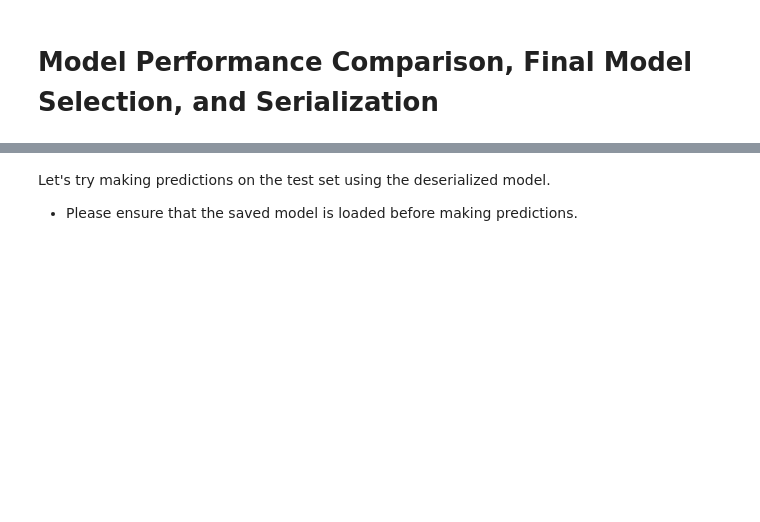
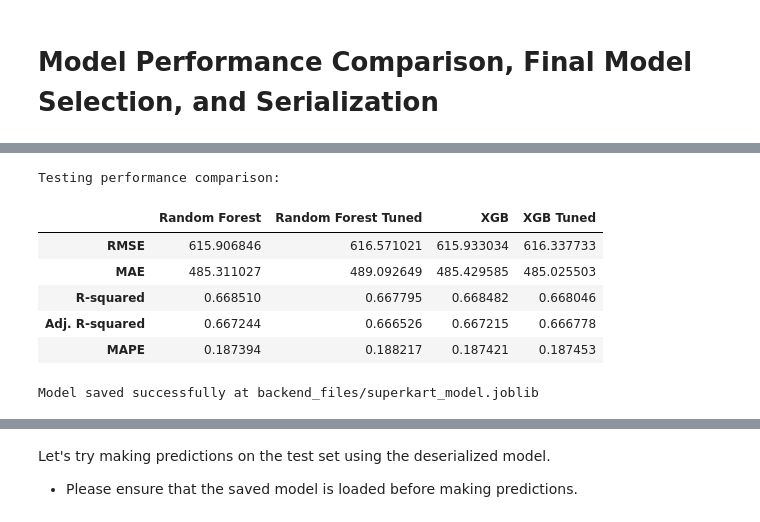
Before and after one commit to bootstrap0/model-deployment, a Jupyter notebook: Full_Code_SuperKart_Model_Deployment_Notebook.ipynb, the cells around one changed output, grey strips where cells are left out. Saved outputs shown, nothing was run; the diff lists cells and outputs as text; code cells hidden in the pictures; blank space fills up the shorter version.

```diff
--- a/Full_Code_SuperKart_Model_Deployment_Notebook.ipynb
+++ b/Full_Code_SuperKart_Model_Deployment_Notebook.ipynb
@@ -928,19 +1326,27 @@ models_train_comp_df
 # %%
  # testing performance comparison
 models_test_comp_df = pd.concat(
     [
-        rf_model_test_perf.T,
+        rf_estimator_model_test_perf.T,
         rf_tuned_model_test_perf.T,
-        xgb_model_test_perf.T,
+        xgb_estimator_model_test_perf.T,
         xgb_tuned_model_test_perf.T
     ],
     axis=1,
 )
 
 models_test_comp_df.columns = ["Random Forest", "Random Forest Tuned", "XGB", "XGB Tuned"]
 
 print("Testing performance comparison:")
 models_test_comp_df
+# %% [output]
+Testing performance comparison:
+|  | Random Forest | Random Forest Tuned | XGB | XGB Tuned |
+| RMSE | 615.906846 | 616.571021 | 615.933034 | 616.337733 |
+| MAE | 485.311027 | 489.092649 | 485.429585 | 485.025503 |
+| R-squared | 0.668510 | 0.667795 | 0.668482 | 0.668046 |
+| Adj. R-squared | 0.667244 | 0.666526 | 0.667215 | 0.666778 |
+| MAPE | 0.187394 | 0.188217 | 0.187421 | 0.187453 |
 # %%
 # Create a folder for storing the files needed for web app deployment
 os.makedirs("backend_files", exist_ok=True)
@@ -949,9 +1355,11 @@ os.makedirs("backend_files", exist_ok=True)
 saved_model_path = "backend_files/superkart_model.joblib"
 # %%
 # Save the best trained model pipeline using joblib
-joblib.dump(_____, saved_model_path)
+joblib.dump(xgb_tuned, saved_model_path)
 
 print(f"Model saved successfully at {saved_model_path}")
+# %% [output]
+Model saved successfully at backend_files/superkart_model.joblib
 # %%
 # Load the saved model pipeline from the file
 saved_model = joblib.load("backend_files/superkart_model.joblib")
```
Also changed, not shown: parts of 89 cells of this notebook.
